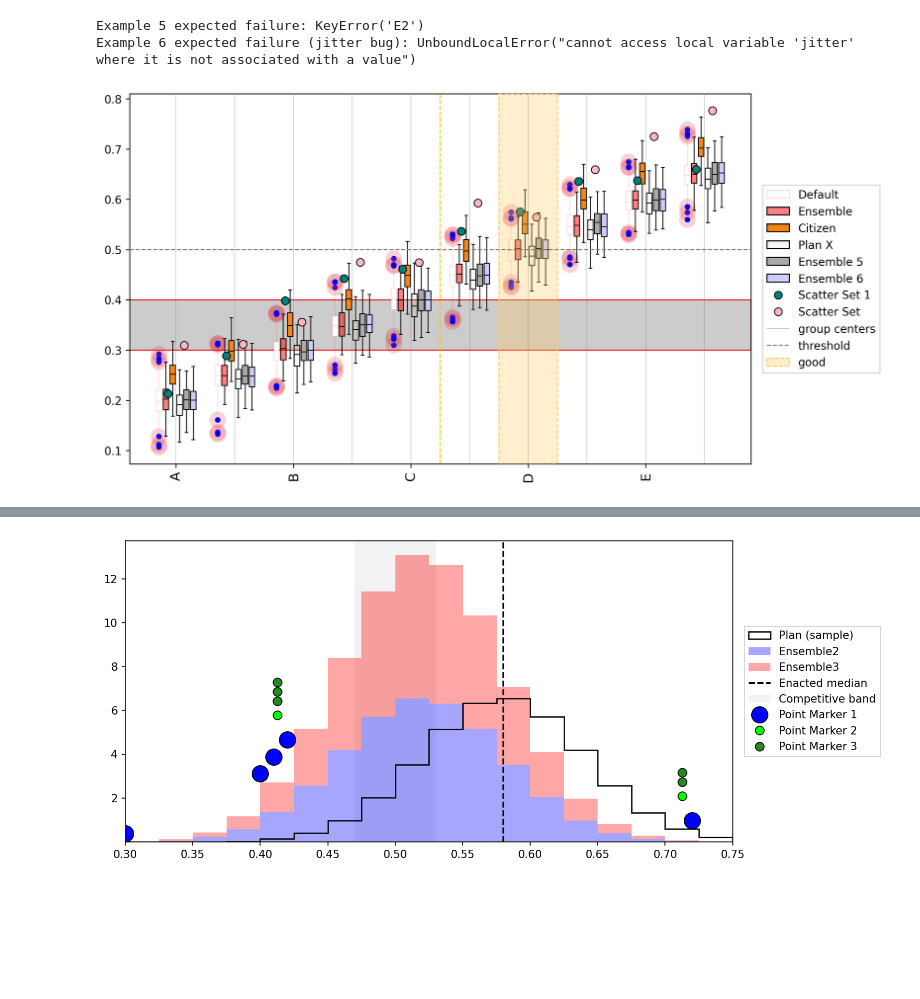
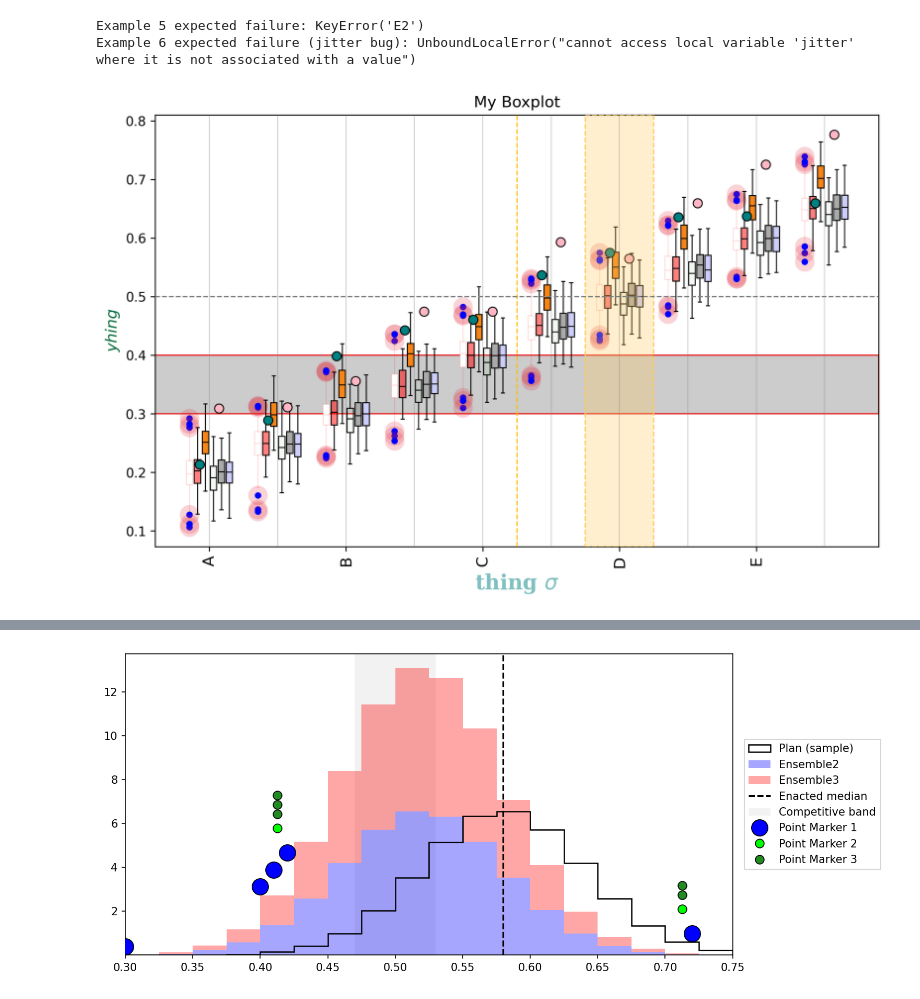
Before and after one commit to peterrrock2/gerrytools-dev, a Jupyter notebook: docs/notebooks/making_plots copy.ipynb, the cells around one changed output, grey strips where cells are left out. Saved outputs shown, nothing was run; the diff lists cells and outputs as text; code cells hidden in the pictures; blank space fills up the shorter version.

Commit message:
Update label and legend interface

```diff
--- a/docs/notebooks/making_plots copy.ipynb
+++ b/docs/notebooks/making_plots copy.ipynb
@@ -427,7 +427,7 @@ def make_scatter_data(mu_shift=0.0, sigma=0.1):
     return vals
 
 # dist = BoxPlot(include_legend=True)
-dist = BoxPlot(include_legend=False, boxplot_group_width=0.7, boxplot_width_scale=0.8)
+dist = BoxPlot(include_legend=False, boxplot_group_width=0.7, boxplot_width_scale=0.8, xlabel="thing $\sigma$", ylabel="yhing", title="My Boxplot")
 
 dist.add_boxplot_datasets(
     make_boxplot_set(0.00),
@@ -449,35 +449,47 @@ dist.add_boxplot_datasets(make_boxplot_set(0.00), name="Ensemble", facecolor=(1,
 dist.add_boxplot_datasets(make_boxplot_set(0.05), name="Citizen",  facecolor="#f58518", percentiles=(1, 99))
 # dist.add_boxplot_datasets(make_boxplot_set(-0.03), name="Plan X",  face_color="#54a24b", percentiles=(1, 99))
 dist.add_boxplot_datasets(make_boxplot_set(-0.01), name="Plan X",  facecolor="#54a24b11", percentiles=(1, 99))
 # dist.add_boxplot_datasets(make_boxplot_set(0.00), name="Ensemble 2", face_color="purple!50", percentiles=(1, 99))
 # dist.add_boxplot_datasets(make_boxplot_set(0.00), name="Ensemble 3", face_color="blue!50!red", percentiles=(1, 99))
 # dist.add_boxplot_datasets(make_boxplot_set(0.00), name="Ensemble 4", face_color="green", percentiles=(1, 99))
 dist.add_boxplot_datasets(make_boxplot_set(0.00), name="Ensemble 5", facecolor="red!50!blue!67!green!50!white", percentiles=(1, 99))
 dist.add_boxplot_datasets(make_boxplot_set(0.00), name="Ensemble 6", facecolor="r!10!g!10!b!20", percentiles=(1, 99))
 # dist.clear_xticks()
 # dist.clear_yticks()
 # dist.set_xaxis_fontsize(12)
 # dist.hide_frame()
 # dist.add_scatter_set(np.random.random(10)*0.5+0.3, name="Scatter Set 1", color="teal")
 dist.add_pointset(make_scatter_data(0.2), name="Scatter Set 1", facecolor="teal")
 dist.add_pointset(make_scatter_data(0.25), name="Scatter Set", facecolor="cherryblossompink")
 dist.clear_vertical_lines_and_bands()
 
 dist.add_vertical_lines(x_values=5.5, linecolor="amber", linestyle="--", linewidth=1)
 
 dist.add_vertical_lines(x_values=list(range(1, 11)), linecolor="grey", linestyle="-", linewidth=0.5, linealpha=0.5, name="group centers")
 dist.add_vertical_band(x_low=6.5, x_high=7.5, bandcolor="nacho", linestyle="--", linewidth=1, bandalpha = 0.3, name="good")
 dist.add_horizontal_lines(y_values=0.5, linecolor="grey", linestyle="--", linewidth=1, name="threshold")
 # dist.add_horizontal_band(y_low=0.3, y_high=0.4, bandcolor="lust", linestyle="--", linewidth=1)
 dist.add_horizontal_band(y_low=0.3, y_high=0.4, linecolor = "lust", zorder=0)
 # dist.show()
 dist.set_xaxis_tick_style(size=12, rotation=90)
 dist.update_xtick_values(locations=[1,3,5,7,9], labels=['A', 'B', 'C', 'D', 'E'])
 
-# dist.save_legend("test_legend.png")
+dist.set_xaxis_label_style(
+    fontsize=16,
+    fontweight='bold',
+    fontfamily="serif",
+    fontcolor="teal!50"
+)
+dist.set_yaxis_label_style(
+    fontsize=12,
+    fontcolor="cadmiumgreen",
+    fontstyle="italic"
+)
+
+dist.save_legend("test_legend.png")
 dist.save("test_boxplot.png")
 # %% [output]
-[figure, old version]
+[figure, new version]
 # %%
 import numpy as np
 from gerrytools.plotting.boxplot import BoxPlot
```
Also changed, not shown: parts of 2 cells of this notebook, 9 other files.
